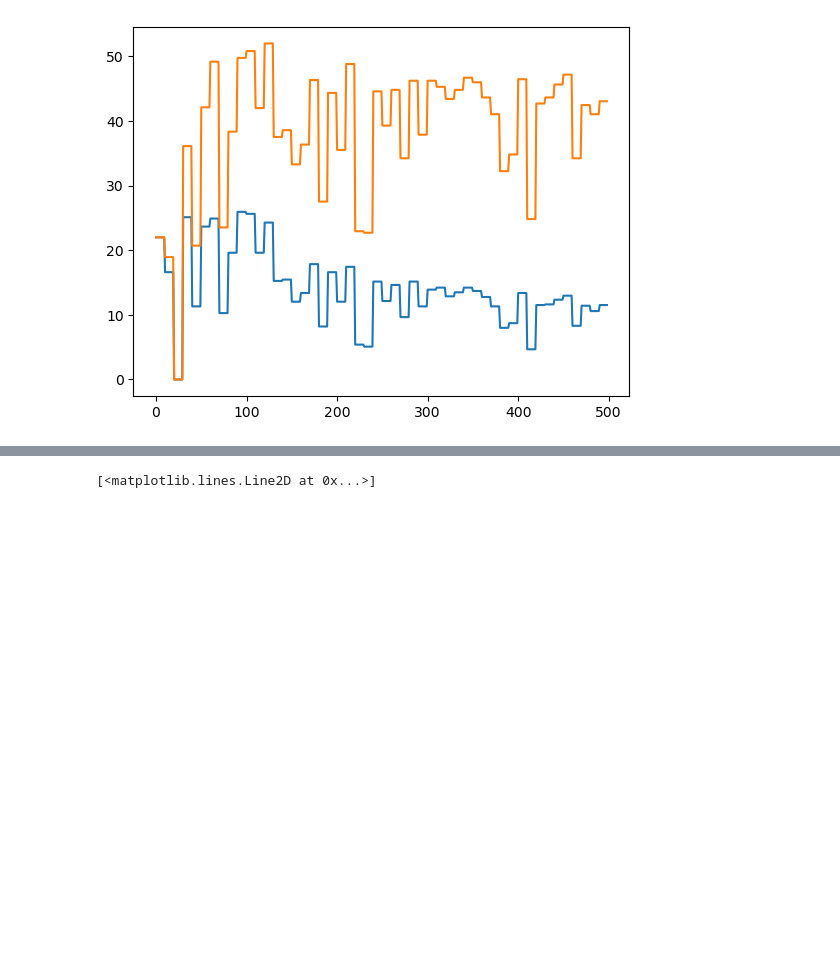
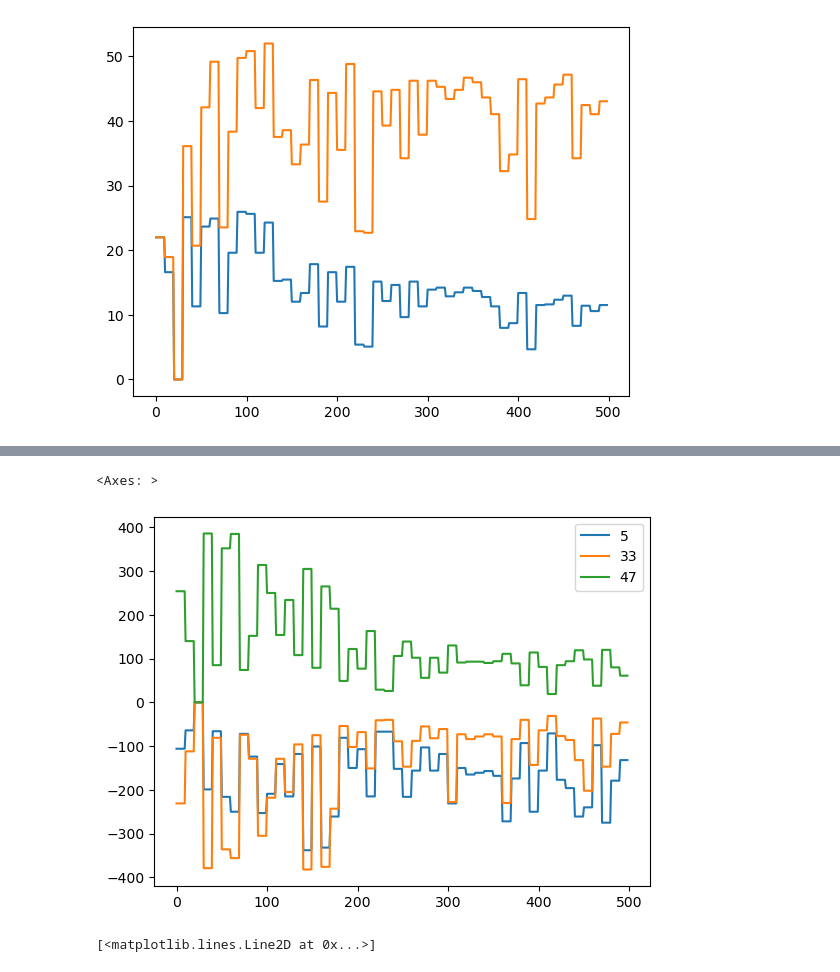
Before and after one commit to Troppydash/algothon2025, a Jupyter notebook: analysis/other.ipynb, the cells around one changed output, grey strips where cells are left out. Drawn from its saved outputs; the diff is of its cells as text; code cells hidden in the pictures; blank space fills up the shorter version.

```diff
--- a/analysis/other.ipynb
+++ b/analysis/other.ipynb
@@ -222,3 +278,8 @@ plt.plot(data[5] + 0.5 * data[33] - data[47])
+# %%
+orig_pos[[5, 33, 47]].plot()
+# %% [output]
+<Axes: >
+[figure, added]
 # %%
 plt.plot(data[5])
 plt.plot(data[33])
```
Also changed, not shown: parts of 17 cells of this notebook, 5 other files.
